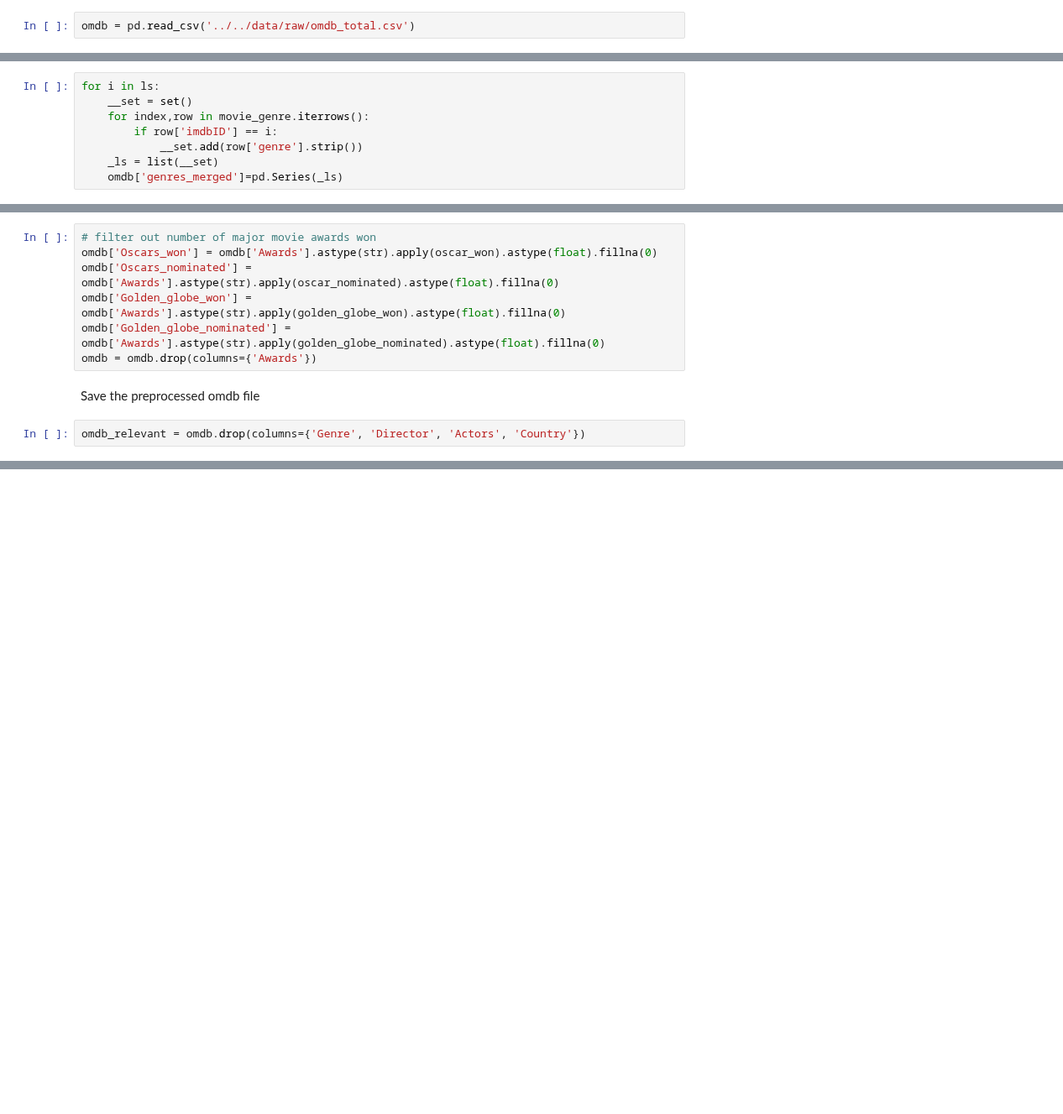
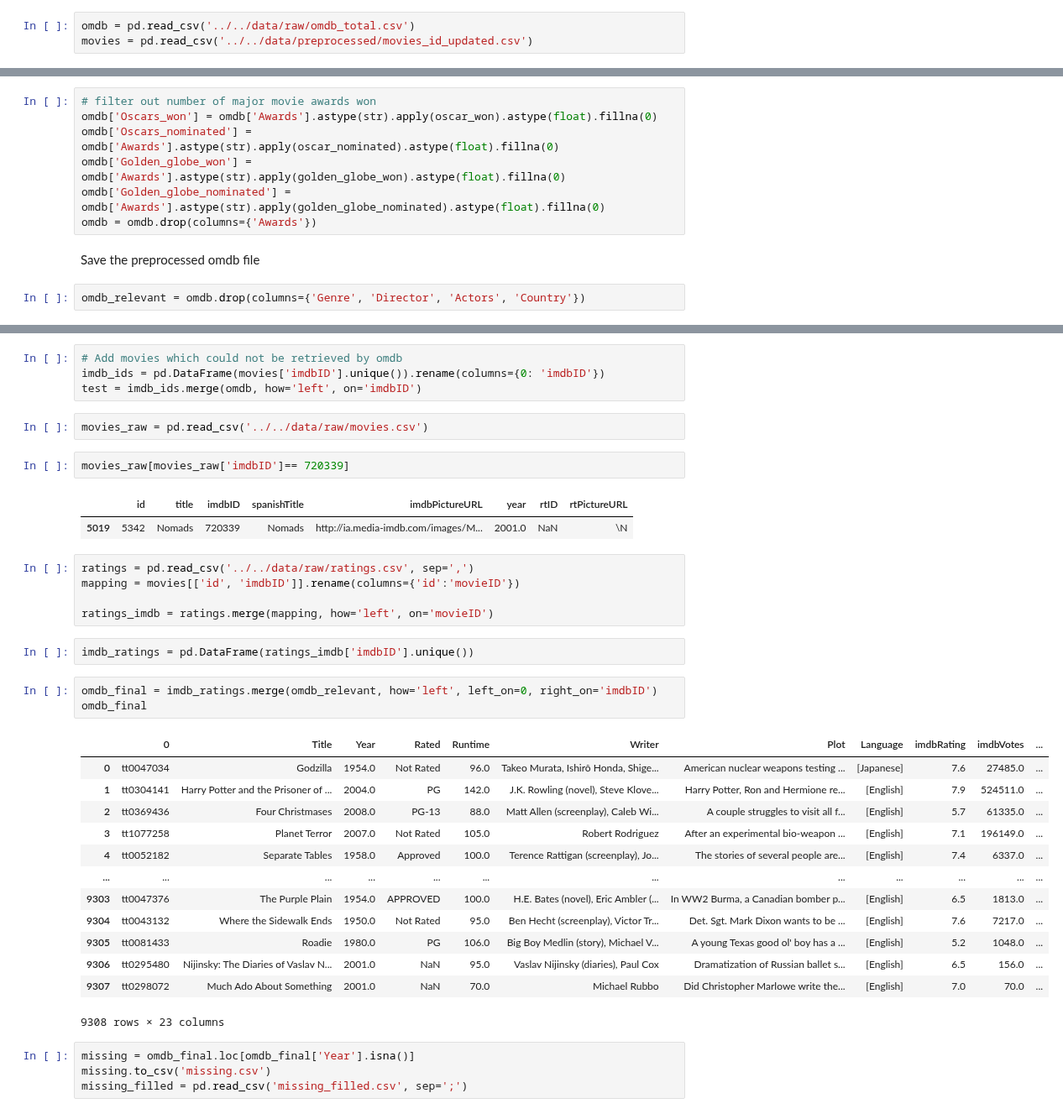
Before and after one commit to yuayixio/MovieRatingPredictor, a Jupyter notebook: notebooks/Cleaning+Preprocessing/Omdb_data_cleaning.ipynb, the cells around one changed output, grey strips where cells are left out. Shown at 84% size. Cells and saved outputs as stored; diff of their text form; blank space fills up the shorter version.

Commit message:
Filled in 9 missing movies, removed movies without any rating

```diff
--- a/notebooks/Cleaning+Preprocessing/Omdb_data_cleaning.ipynb
+++ b/notebooks/Cleaning+Preprocessing/Omdb_data_cleaning.ipynb
@@ -5,6 +5,7 @@ import numpy as np
 OMDB Database Cleaning
 # %%
 omdb = pd.read_csv('../../data/raw/omdb_total.csv')
+movies = pd.read_csv('../../data/preprocessed/movies_id_updated.csv')
 # %%
 omdb.shape
 # %% [output]
@@ -97,8 +24,0 @@ movie_genre.loc[movie_genre['title']=='Jumanji']
-# %%
-for i in ls:
-    __set = set()
-    for index,row in movie_genre.iterrows():
-        if row['imdbID'] == i:
-            __set.add(row['genre'].strip())
-    _ls = list(__set)
-    omdb['genres_merged']=pd.Series(_ls)
@@ -227,0 +161,39 @@ omdb_relevant
+# %%
+# Add movies which could not be retrieved by omdb
+imdb_ids = pd.DataFrame(movies['imdbID'].unique()).rename(columns={0: 'imdbID'})
+test = imdb_ids.merge(omdb, how='left', on='imdbID')
+# %%
+movies_raw = pd.read_csv('../../data/raw/movies.csv')
+# %%
+movies_raw[movies_raw['imdbID']== 720339]
+# %% [output]
+|  | id | title | imdbID | spanishTitle | imdbPictureURL | year | rtID | rtPictureURL |
+| 5019 | 5342 | Nomads | 720339 | Nomads | http://ia.media-imdb.com/images/M... | 2001.0 | NaN | \N |
+# %%
+ratings = pd.read_csv('../../data/raw/ratings.csv', sep=',')
+mapping = movies[['id', 'imdbID']].rename(columns={'id':'movieID'})
+
+ratings_imdb = ratings.merge(mapping, how='left', on='movieID')
+# %%
+imdb_ratings = pd.DataFrame(ratings_imdb['imdbID'].unique())
+# %%
+omdb_final = imdb_ratings.merge(omdb_relevant, how='left', left_on=0, right_on='imdbID')
+omdb_final
+# %% [output]
+|  | 0 | Title | Year | Rated | Runtime | Writer | Plot | Language | imdbRating | imdbVotes | ... |
+| 0 | tt0047034 | Godzilla | 1954.0 | Not Rated | 96.0 | Takeo Murata, Ishirô Honda, Shige... | American nuclear weapons testing ... | [Japanese] | 7.6 | 27485.0 | ... |
+| 1 | tt0304141 | Harry Potter and the Prisoner of ... | 2004.0 | PG | 142.0 | J.K. Rowling (novel), Steve Klove... | Harry Potter, Ron and Hermione re... | [English] | 7.9 | 524511.0 | ... |
+| 2 | tt0369436 | Four Christmases | 2008.0 | PG-13 | 88.0 | Matt Allen (screenplay), Caleb Wi... | A couple struggles to visit all f... | [English] | 5.7 | 61335.0 | ... |
+| 3 | tt1077258 | Planet Terror | 2007.0 | Not Rated | 105.0 | Robert Rodriguez | After an experimental bio-weapon ... | [English] | 7.1 | 196149.0 | ... |
+| 4 | tt0052182 | Separate Tables | 1958.0 | Approved | 100.0 | Terence Rattigan (screenplay), Jo... | The stories of several people are... | [English] | 7.4 | 6337.0 | ... |
+| ... | ... | ... | ... | ... | ... | ... | ... | ... | ... | ... | ... |
+| 9303 | tt0047376 | The Purple Plain | 1954.0 | APPROVED | 100.0 | H.E. Bates (novel), Eric Ambler (... | In WW2 Burma, a Canadian bomber p... | [English] | 6.5 | 1813.0 | ... |
+| 9304 | tt0043132 | Where the Sidewalk Ends | 1950.0 | Not Rated | 95.0 | Ben Hecht (screenplay), Victor Tr... | Det. Sgt. Mark Dixon wants to be ... | [English] | 7.6 | 7217.0 | ... |
+| 9305 | tt0081433 | Roadie | 1980.0 | PG | 106.0 | Big Boy Medlin (story), Michael V... | A young Texas good ol' boy has a ... | [English] | 5.2 | 1048.0 | ... |
+| 9306 | tt0295480 | Nijinsky: The Diaries of Vaslav N... | 2001.0 | NaN | 95.0 | Vaslav Nijinsky (diaries), Paul Cox | Dramatization of Russian ballet s... | [English] | 6.5 | 156.0 | ... |
+| 9307 | tt0298072 | Much Ado About Something | 2001.0 | NaN | 70.0 | Michael Rubbo | Did Christopher Marlowe write the... | [English] | 7.0 | 70.0 | ... |
+9308 rows × 23 columns
+# %%
+missing = omdb_final.loc[omdb_final['Year'].isna()]
+missing.to_csv('missing.csv')
+missing_filled = pd.read_csv('missing_filled.csv', sep=';')
```
Also changed, not shown: parts of 20 cells of this notebook, 5 other files.
